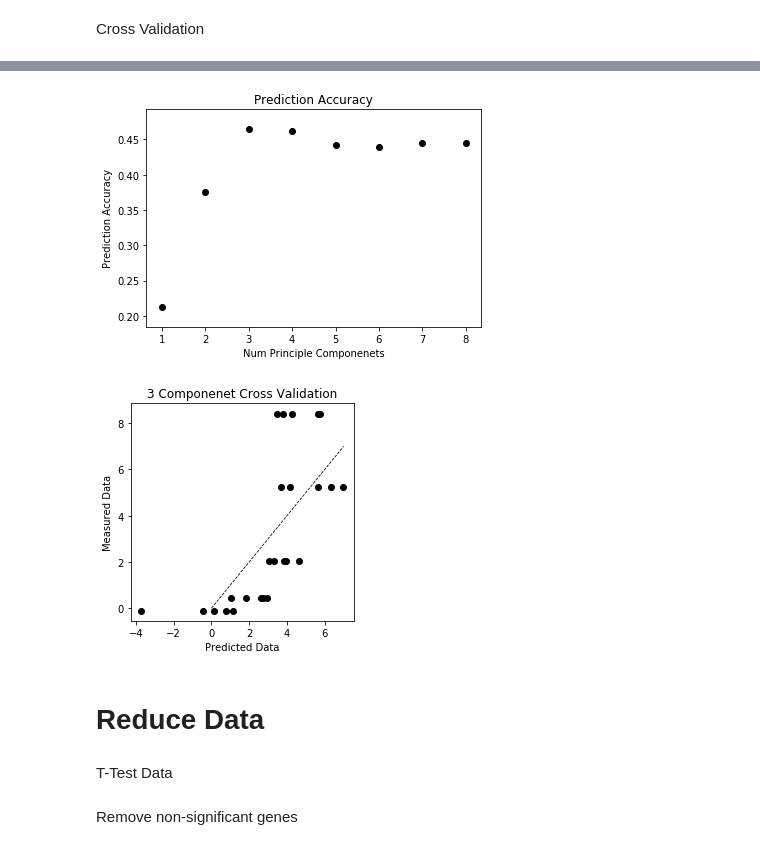
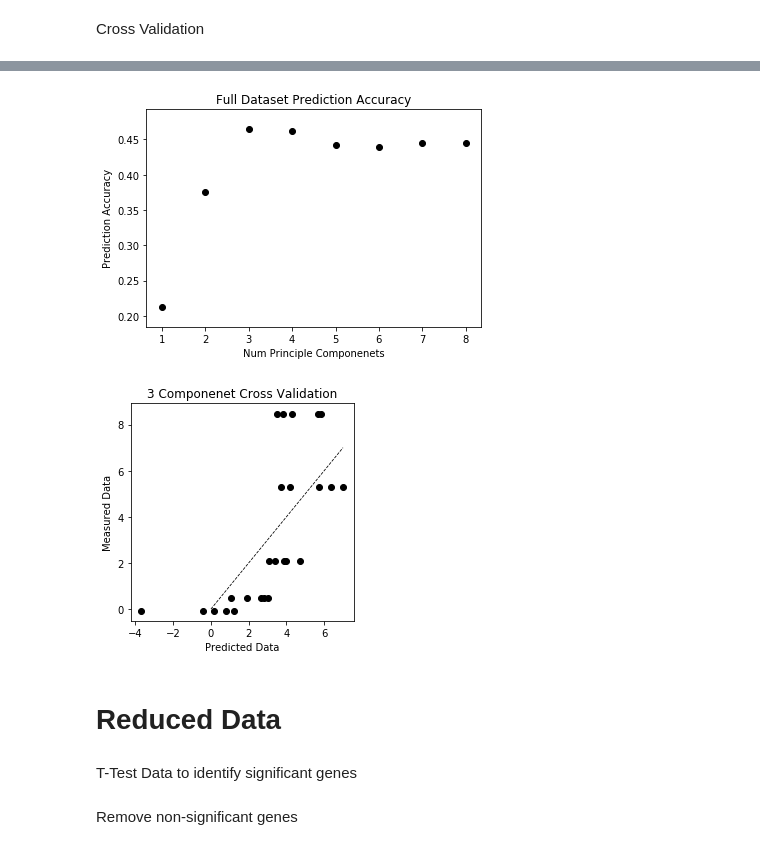
Before and after one commit to S-Ng/BE188_Final_Project, a Jupyter notebook: Greg_Simon_master.ipynb, the cells around one changed output, grey strips where cells are left out. Cells and saved outputs as stored; diff of their text form; code cells hidden in the pictures.

```diff
--- a/Greg_Simon_master.ipynb
+++ b/Greg_Simon_master.ipynb
@@ -246,10 +221,10 @@ def R_squared(Ymod, Yobs):
     R_2 = 1 - np.sum((Ymod-Yobs)**2)/np.sum(Yobs**2)
     #print('R squared = %.7f' % R_2)
 
-def CV(Y, Average = True, X = X0, num_components = 8, reduce = False):
+def CV(Y, Average = True, X = X0, num_components = 8, reduce = False, diff_thresh = 8):
     loo = LeaveOneOut()
     StanScale = StandardScaler()
-    fib = 1
+
     # Get Y predicted for variable number of components
     Ypredicted = np.zeros((len(X[:,0]),num_components))
     R2_array = np.zeros(num_components)
@@ -259,17 +234,19 @@ def CV(Y, Average = True, X = X0, num_components = 8, reduce = False):
         for train_index, test_index in loo.split(X):
             Xtrain = X[train_index]
             Ytrain = Y[train_index]
+            X2 = X
 
             if Average is True: # average X
                 Xtrain = Average_Genes(Xtrain)
-            if reduce is True and fib == 0:
-                Sig_indices = T_test_reduce(Xtrain, Ytrain, p_thresh = 0.05)
+            if reduce is True: # reduce dataset based on genes differentially expressed
+                Sig_indices = T_test_reduce(Xtrain, Ytrain, p_thresh = 0.05, diff_thresh = diff_thresh)
                 Xtrain = Xtrain[:, Sig_indices]
+                X2 = X[:, Sig_indices]
 
             Xtrain_norm = StanScale.fit_transform(Xtrain)
             Ytrain_norm = zscore(Ytrain)
             plsr.fit(Xtrain_norm,Ytrain_norm)
-            Ypredicted[n,c-1] = plsr.predict(StanScale.transform(X[test_index]))
+            Ypredicted[n,c-1] = plsr.predict(StanScale.transform(X2[test_index]))
             n += 1
         R2_array[c-1] = r2_score(zscore(Y), Ypredicted[:, c-1])
         n = 0
@@ -280,3 +257,10 @@ def Plot_Msmnt_vs_Prdct(YpredictLOO, Y):
     ax.scatter(YpredictLOO, Y, color = 'k')
     plt.xlabel('Predicted Data')
     plt.ylabel('Measured Data');
+# %%
+t = time.time() # add tic toc to diagnose how long this code takes
+
+Ypredicted_Full, R2_array_Full = CV(Dose48, Average = False, num_components = 8) # Average = True takes a few minutes
+
+elapsed = time.time() - t
+print('%f seconds elapsed' %elapsed)
@@ -283,21 +269,22 @@ def Plot_Msmnt_vs_Prdct(YpredictLOO, Y):
+# %%
+# Plot full dataset prediction accuracy
+plt.scatter(range(1,9), R2_array_Full, color = 'k')
+plt.title('Full Dataset Prediction Accuracy')
+plt.xlabel('Num Principle Componenets')
+plt.ylabel('Prediction Accuracy');
+#plt.savefig('Full_Data_R2CV', bbox_inches = 'tight')
+# %% [output]
+[figure, added]
 # %%
-Ypredicted, R2_array = CV(Dose48, Average = False, num_components = 8)
-plt.scatter(range(1,9), R2_array, color = 'k')
-plt.title('Prediction Accuracy')
-plt.xlabel('Num Principle Componenets')
-plt.ylabel('Prediction Accuracy')
-plt.savefig('Full_Data_R2CV', bbox_inches = 'tight')
-
-Plot_Msmnt_vs_Prdct(8/2.5*(Ypredicted[:, 2]+1), 8/2.5*(zscore(Dose48)+1))
+# Plot full dataset measrued vs predicted
+Plot_Msmnt_vs_Prdct(8/2.49*(Ypredicted_Full[:, 2]+1.01), 8/2.49*(zscore(Dose48)+1.01))
 plt.title('3 Componenet Cross Validation');
-plt.plot((0,7), (0,7), linestyle = '--', color = 'k', linewidth = 0.8)
-plt.savefig('Full_DataMsrvsPrd', bbox_inches = 'tight')
-#rfecv should be able to use to find important features
+plt.plot((0,7), (0,7), linestyle = '--', color = 'k', linewidth = 0.8);
+#plt.savefig('Full_DataMsrvsPrd', bbox_inches = 'tight')
 # %% [output]
-[figure, old version]
+[figure, new version]
-[figure, removed]
 # %% [markdown]
-# Reduce Data
+# Reduced Data
 # %% [markdown]
-T-Test Data
+T-Test Data to identify significant genes
 # %%
```
Also changed, not shown: parts of 34 cells of this notebook.
